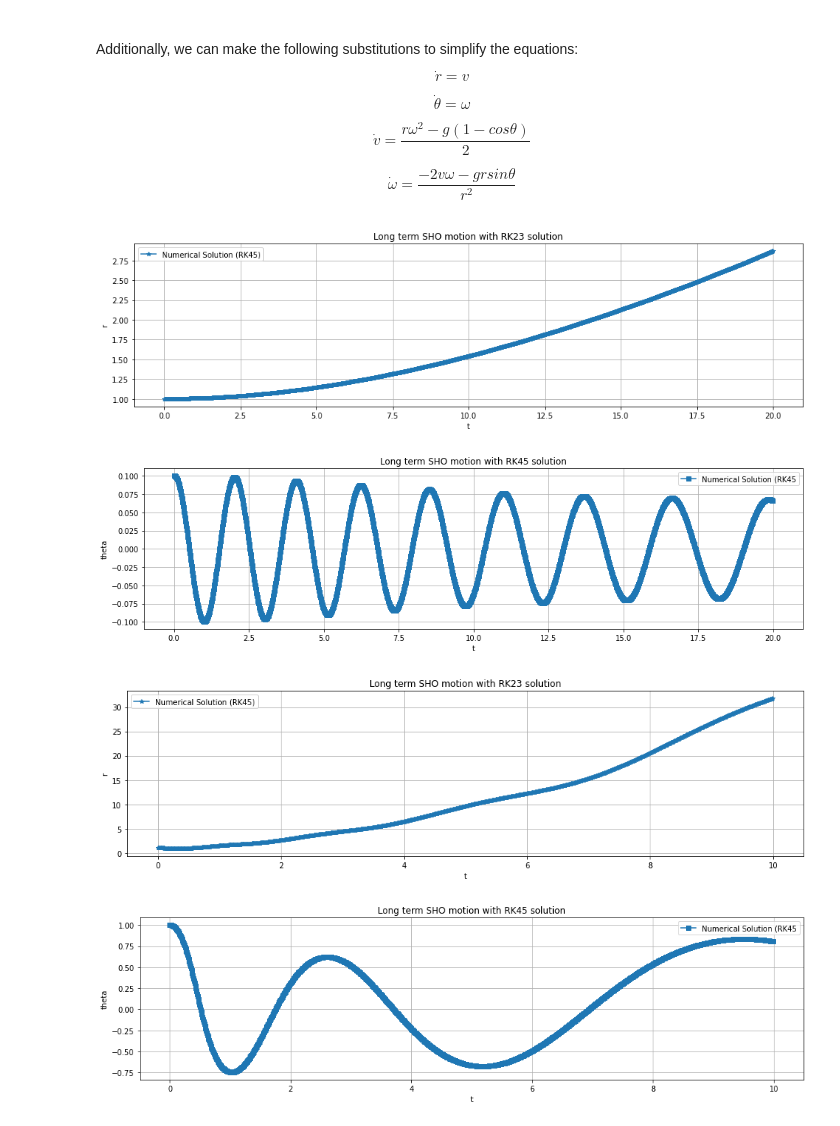
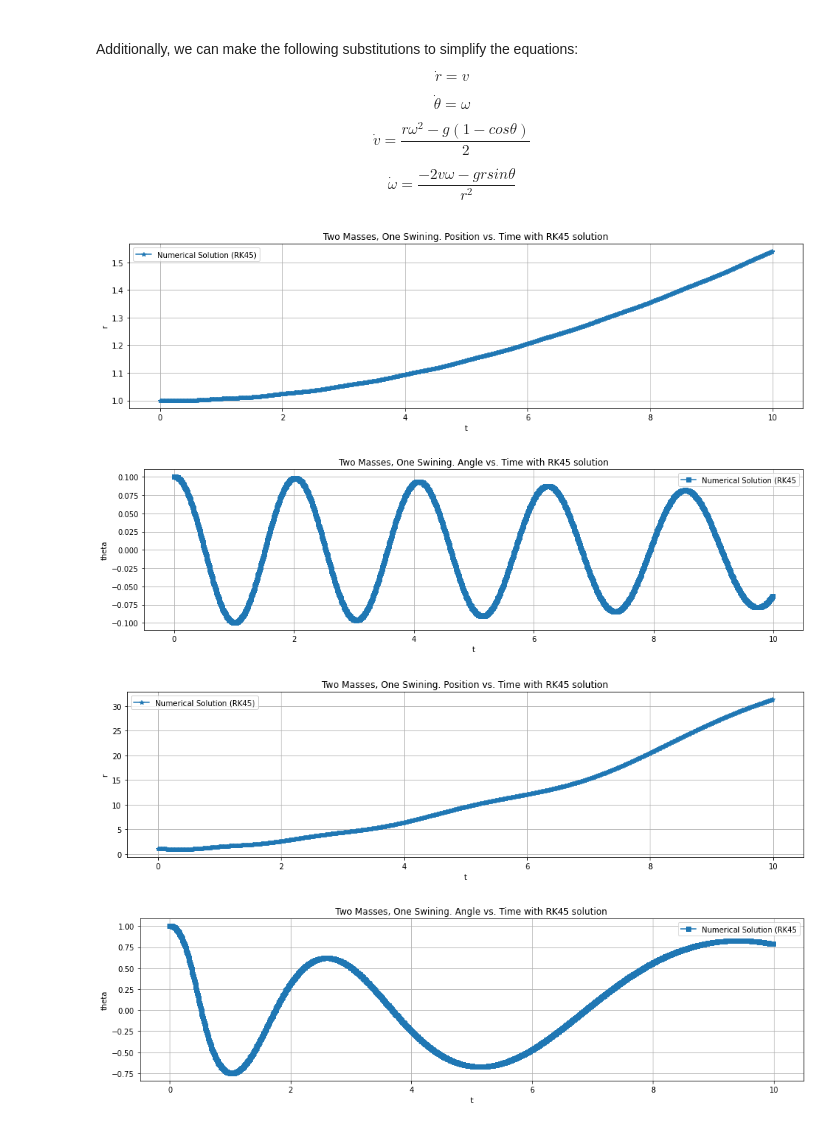
Before and after one commit to KyleTaft/Fall23, a Jupyter notebook: PHY415/workedProblem1 - KyleTaft attempt2.ipynb, the cells around one changed output. Saved outputs shown, nothing was run; the diff lists cells and outputs as text; code cells hidden in the pictures.

```diff
--- a/PHY415/workedProblem1 - KyleTaft attempt2.ipynb
+++ b/PHY415/workedProblem1 - KyleTaft attempt2.ipynb
@@ -66,47 +68,45 @@ t = np.arange(0, tmax, dt)
 # %%
 # Here we choose initial conditions that are closer to stability
 
-# 3. Parameters and Initial Conditions
+#Parameters and Initial Conditions
 g = 9.81
 x0 = [1,0,0.1,0.01]
 
 # 4. Call Integrator
 solved = solve_ivp(diffyqs, (0, tmax), x0, t_eval = t, args = (g, ), method="RK45")
 
 plt.figure(figsize=(16, 4))
-#plt.plot(t, analytic_sol(t, omega2**0.5,initial_condition), label = "Analytic Solution", linewidth = 3)
 plt.plot(t, solved.y[0], label = "Numerical Solution (RK45)", marker='*')
-plt.title("Long term SHO motion with RK23 solution")
+plt.title("Two Masses, One Swining. Position vs. Time with RK45 solution")
 plt.xlabel("t")
 plt.ylabel("r")
 plt.legend()
 plt.grid()
 
 plt.figure(figsize=(16,4))
 #plt.plot(t,analytic_sol(t, omega2**0.5,initial_condition), label = "Analytic Solution", linewidth = 3)
 plt.plot(t,solved.y[2], label = "Numerical Solution (RK45", marker='s')
-plt.title("Long term SHO motion with RK45 solution")
+plt.title("Two Masses, One Swining. Angle vs. Time with RK45 solution")
 plt.xlabel("t")
 plt.ylabel("theta")
 plt.legend()
 plt.grid()
 # %% [output]
-[figure, old version]
+[figure, new version]
-[figure, old version]
+[figure, new version]
 # %%
-# Here we choose initial conditions that farther from stability
+# Here we choose initial conditions that are closer to stability
 
-# 3. Parameters and Initial Conditions
+#Parameters and Initial Conditions
 g = 9.81
-x0 = [1,0,1,0.01]
+x0 = [1,0,1,0.1]
 
 # 4. Call Integrator
 solved = solve_ivp(diffyqs, (0, tmax), x0, t_eval = t, args = (g, ), method="RK45")
 
 plt.figure(figsize=(16, 4))
-#plt.plot(t, analytic_sol(t, omega2**0.5,initial_condition), label = "Analytic Solution", linewidth = 3)
 plt.plot(t, solved.y[0], label = "Numerical Solution (RK45)", marker='*')
-plt.title("Long term SHO motion with RK23 solution")
+plt.title("Two Masses, One Swining. Position vs. Time with RK45 solution")
 plt.xlabel("t")
 plt.ylabel("r")
 plt.legend()
@@ -115,11 +115,11 @@ plt.grid()
 plt.figure(figsize=(16,4))
 #plt.plot(t,analytic_sol(t, omega2**0.5,initial_condition), label = "Analytic Solution", linewidth = 3)
 plt.plot(t,solved.y[2], label = "Numerical Solution (RK45", marker='s')
-plt.title("Long term SHO motion with RK45 solution")
+plt.title("Two Masses, One Swining. Angle vs. Time with RK45 solution")
 plt.xlabel("t")
 plt.ylabel("theta")
 plt.legend()
 plt.grid()
 # %% [output]
-[figure, old version]
+[figure, new version]
-[figure, old version]
+[figure, new version]
```
Also changed, not shown: parts of 3 cells of this notebook.
